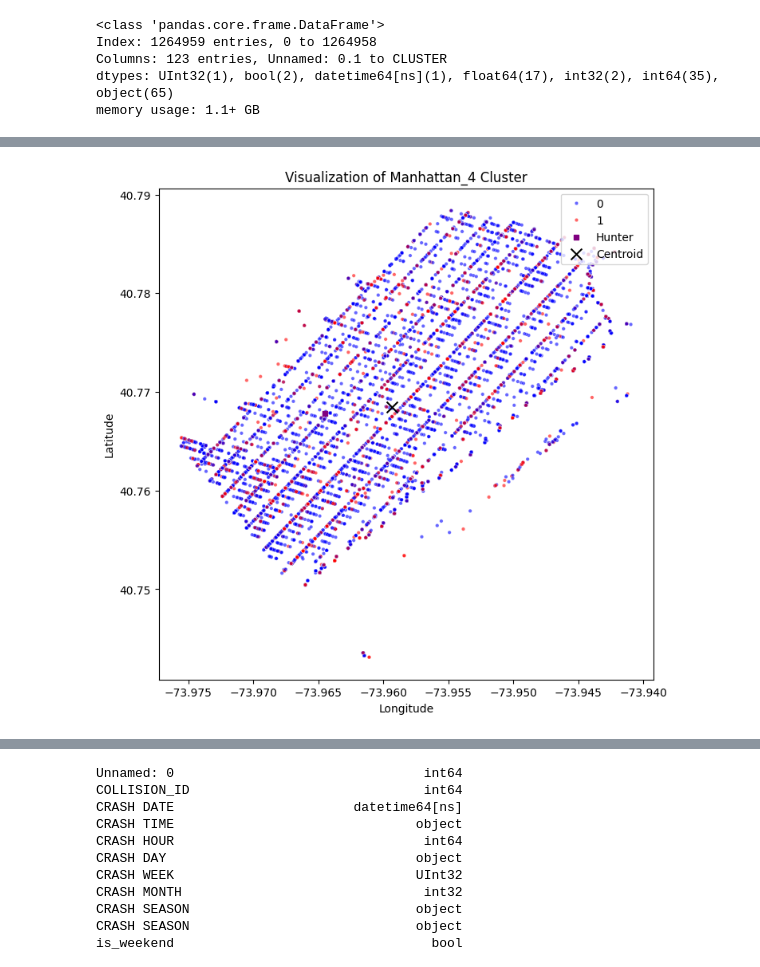
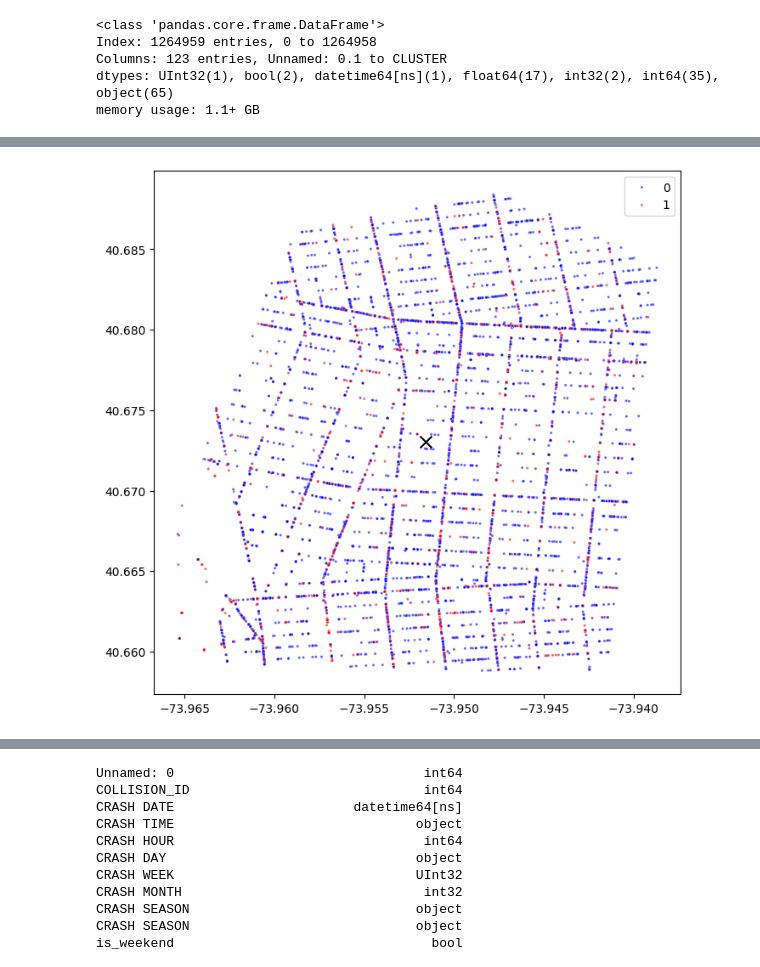
Before and after one commit to DouglasRollman/CollisionPrediction, a Jupyter notebook: kmeans.ipynb, the cells around one changed output, grey strips where cells are left out. Cells and saved outputs as stored; diff of their text form; code cells hidden in the pictures.

```diff
--- a/kmeans.ipynb
+++ b/kmeans.ipynb
@@ -392,23 +443,23 @@ import seaborn as sns
 
 
 
-# Step 1: Filter DataFrame for the suburb 'Manhattan'
+#Filter DataFrame for the suburb 'Manhattan'
 manhattan_subset = df[df['BOROUGH'] == 'Manhattan']
 coordinates = manhattan_subset[['LONGITUDE', 'LATITUDE']].dropna()
 
-# Step 2: Scale the coordinates
+#Scale the coordinates
 scaler = StandardScaler()
 coordinates_scaled = scaler.fit_transform(coordinates)
 
 # Perform K-means clustering
-n_clusters = 6  # Number of clusters
+n_clusters = 8  # Number of clusters
 kmeans = KMeans(n_clusters=n_clusters, random_state=0)
 kmeans.fit(coordinates_scaled)
 
 # Add the cluster labels to the subset DataFrame
 manhattan_subset['Cluster'] = kmeans.labels_
 
-# Step 3: Visualize the clusters
+# Visualize the clusters
 plt.figure(figsize=(10, 8))
 sns.scatterplot(
     x='LONGITUDE',
@@ -434,5 +485,6 @@ See the caveats in the documentation: https://pandas.pydata.org/pandas-docs/stab
 # %%
 from sklearn.cluster import KMeans
+from sklearn.preprocessing import StandardScaler
 import matplotlib.pyplot as plt
 import seaborn as sns
 import pandas as pd
@@ -447,7 +499,7 @@ borough_areas = {
 }
 
 # Base clusters for Manhattan
-min_clusters = 6
+min_clusters = 8
 
 # Calculate clusters for each borough
 borough_k = {borough: int((area / borough_areas['Manhattan']) * min_clusters)
@@ -456,22 +508,30 @@ borough_k = {borough: int((area / borough_areas['Manhattan']) * min_clusters)
 # List to store clustered dataframes
 dfs = []
 
-# map to store centroids
+# Map to store centroids
 centroid_map = {}
 
 # Perform clustering for each borough
 for borough, k in borough_k.items():
     borough_data = df[df['BOROUGH'] == borough]
+
+    # Scaling the coordinates
+    scaler = StandardScaler()
+    scaled_coordinates = scaler.fit_transform(borough_data[['LATITUDE', 'LONGITUDE']])
+
+    # Perform clustering on the scaled coordinates
     kmeans = KMeans(n_clusters=k, random_state=0)
-    borough_data['CLUSTER'] = kmeans.fit_predict(borough_data[['LATITUDE', 'LONGITUDE']])
+    borough_data['CLUSTER'] = kmeans.fit_predict(scaled_coordinates)
 
     # Create unique cluster names combining borough and cluster number
     borough_data['CLUSTER NAME'] = borough_data.apply(lambda row: f"{borough}_{row['CLUSTER']}", axis=1)
 
     # Store the centroids in the dictionary using CLUSTER NAME
     for i, center in enumerate(kmeans.cluster_centers_):
+        # Transform centroids back to the original scale
+        original_center = scaler.inverse_transform([center])[0]
         cluster_name = f"{borough}_{i}"
-        centroid_map[cluster_name] = center
+        centroid_map[cluster_name] = original_center
 
     # Append the clustered borough data to the list
     dfs.append(borough_data)
@@ -705,35 +1091,27 @@ memory usage: 1.1+ GB
 # %%
 # Filter the dataframe for the 'Manhattan_4' cluster
-cluster_data = df_clustered[df_clustered['CLUSTER NAME'] == 'Manhattan_4']
+cluster_data = df_clustered[df_clustered['CLUSTER NAME'] == 'Brooklyn_2']
 latitudes = cluster_data['LATITUDE'].values
 longitudes = cluster_data['LONGITUDE'].values
 fatality_or_injury = cluster_data['HAS_FATALITY_OR_INJURY'].values
 
 # Get the centroid coordinates for 'Manhattan_4'
-centroid_lat, centroid_lon = centroid_map.get('Manhattan_4', (None, None))
+centroid_lat, centroid_lon = centroid_map.get('Brooklyn_2', (None, None))
 
 # Set up the plot
 plt.figure(figsize=(8, 8))
 
 # Plot the cluster points with colors based on HAS_FATALITY_OR_INJURY
-sns.scatterplot(x=longitudes, y=latitudes, hue=fatality_or_injury, palette={0: 'blue', 1: 'red'}, legend='full', s=10, alpha=0.6)
+sns.scatterplot(x=longitudes, y=latitudes, hue=fatality_or_injury, palette={False: 'blue', True: 'red'}, legend='full', s=5, alpha=0.6)
 
-# Plot the specific coordinate for Hunter College
-hunter_latitude = 40.7678
-hunter_longitude = -73.9645
-plt.scatter(hunter_longitude, hunter_latitude, c='purple', s=20, marker='s', label='Hunter')
 
 # Plot the centroid
 if centroid_lat is not None and centroid_lon is not None:
-    plt.scatter(centroid_lon, centroid_lat, color='black', marker='x', s=100, label='Centroid')
+    plt.scatter(centroid_lon, centroid_lat, color='black', marker='x', s=100, label='Manhattan_2 Centroid')
 
-# Add title and labels
-plt.title("Visualization of Manhattan_4 Cluster")
-plt.xlabel("Longitude")
-plt.ylabel("Latitude")
-plt.legend(loc='upper right')
+
 
 # Show the plot
 plt.show()
 # %% [output]
-[figure, old version]
+[figure, new version]
```
Also changed, not shown: parts of 28 cells of this notebook, 9 other files.
